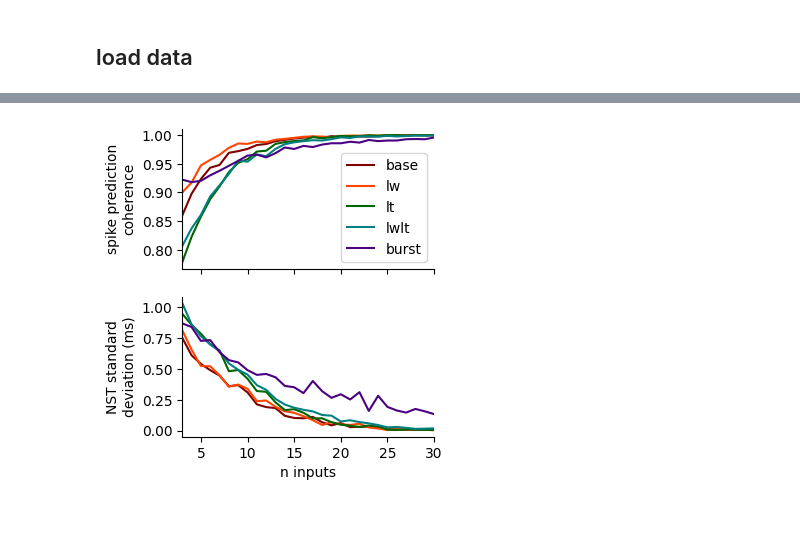
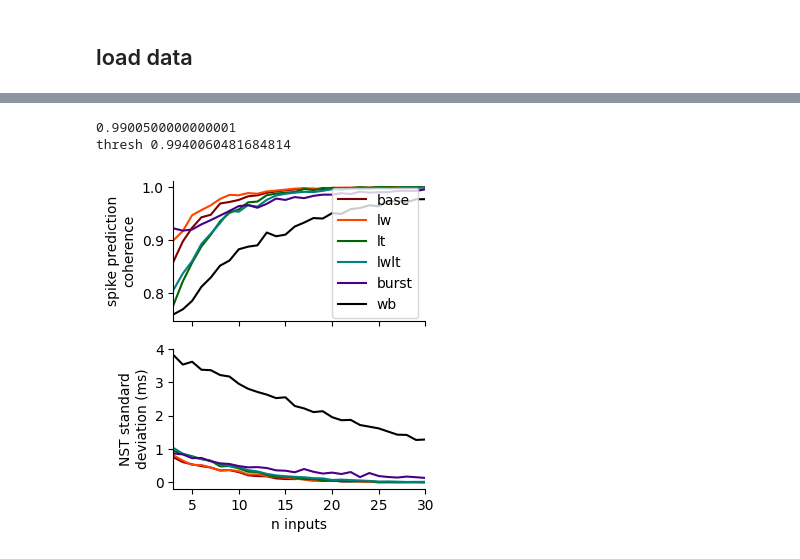
Before and after one commit to ec753/event_based_neuron, a Jupyter notebook: notebooks/partial_history.ipynb, the cells around one changed output, grey strips where cells are left out. Cells and saved outputs as stored; diff of their text form; code cells hidden in the pictures; blank space fills up the shorter version.

Commit message:
spike_centered now contains WB

```diff
--- a/notebooks/partial_history.ipynb
+++ b/notebooks/partial_history.ipynb
@@ -116,3 +178,14 @@ for stim_type in results:
+# %%
+stim_type = 'wb'
+n = 19
+pattern_int = 8
+df = results[stim_type][n][pattern_ind]
+
+print(f'{calc_spike_presence_prediction_acc(df)}')
+print(f'thresh {calc_spike_presence_prediction_acc_subthresh(df, 5)}')
+# %% [output]
+0.9900500000000001
+thresh 0.9940060481684814
 # %%
 spike_presence_prediction_acc_means = {
     'base': [],
@@ -143,37 +219,74 @@ for stim_type in spike_presence_prediction_accs:
         nst_std_means[stim_type].append(np.nanmean(nst_stds[stim_type][n]))
 
         nst_mae_means[stim_type].append(np.nanmean(nst_maes[stim_type][n]))
+# %%
+spike_presence_prediction_acc_means_subthresh = {
+    'base': [],
+    'lw': [],
+    'lt': [],
+    'lwlt': [],
+    'burst': [],
+    'wb': []
+}
+nst_std_means_subthresh = {
+    'base': [],
+    'lw': [],
+    'lt': [],
+    'lwlt': [],
+    'burst': [],
+    'wb': []
+}
+nst_mae_means_subthresh = {
+    'base': [],
+    'lw': [],
+    'lt': [],
+    'lwlt': [],
+    'burst': [],
+    'wb': []
+}
+
+for stim_type in spike_presence_prediction_accs_subthresh:
+    for n in range(3,31):
+        spike_presence_prediction_acc_means_subthresh[stim_type].append(
+            np.nanmean(spike_presence_prediction_accs_subthresh[stim_type][n]))
+
+        nst_std_means_subthresh[stim_type].append(np.nanmean(nst_stds_subthresh[stim_type][n]))
+
+        nst_mae_means_subthresh[stim_type].append(np.nanmean(nst_maes_subthresh[stim_type][n]))
 # %%
 colors = {
     'base': 'maroon',
     'lw': 'orangered',
     'lt': 'darkgreen',
     'lwlt': 'teal',
-    'burst': 'indigo'
+    'burst': 'indigo',
+    'wb':'black'
 }
 ns = np.arange(3,31,1)
 
 fig, axes = plt.subplots(2,1, figsize=(3.25,4), sharex=True)
 for stim_type in spike_presence_prediction_acc_means:
     axes[0].plot(ns, spike_presence_prediction_acc_means[stim_type], c=colors[stim_type])
 
     axes[1].plot(ns, nst_std_means[stim_type], c=colors[stim_type])
 
 axes[-1].set_xlim(3,30)
 
 axes[0].set_ylabel('spike prediction\ncoherence')
 axes[1].set_ylabel('NST standard\ndeviation (ms)')
 axes[1].set_xlabel('n inputs')
 axes[0].legend(list(colors.keys()))
 
 axes[0].spines['top'].set_visible(False)
 axes[1].spines['top'].set_visible(False)
 axes[0].spines['right'].set_visible(False)
 axes[1].spines['right'].set_visible(False)
 
-plt.savefig(f'{figures_dir}spike_prediction_and_nst_std.svg', format='svg')
-#plt.savefig(f'{figures_dir}spike_prediction_and_nst_std.png', format='png', dpi=300)
+savefig = False
+if savefig:
+    plt.savefig(f'{figures_dir}spike_prediction_and_nst_std.svg', format='svg')
+    #plt.savefig(f'{figures_dir}spike_prediction_and_nst_std.png', format='png', dpi=300)
 
 plt.show()
 # %% [output]
-[figure, old version]
+[figure, new version]
```
Also changed, not shown: parts of 16 cells of this notebook, 5 other files.
